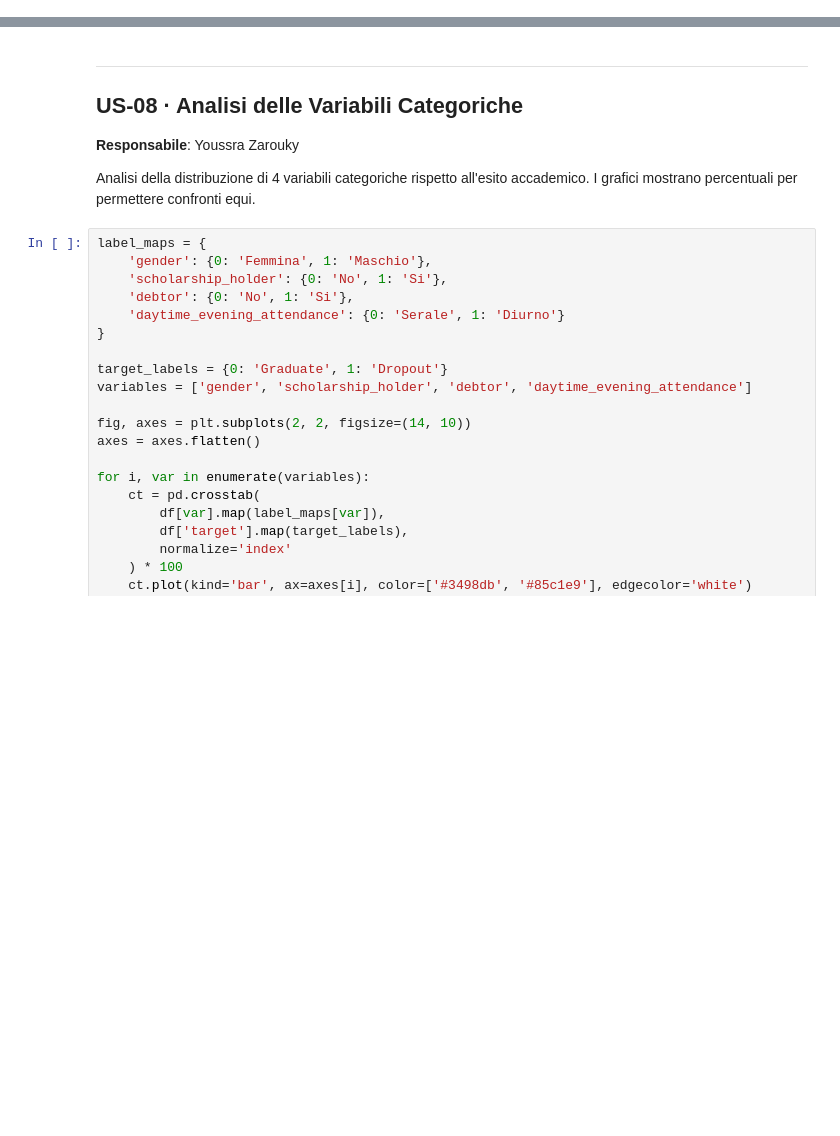
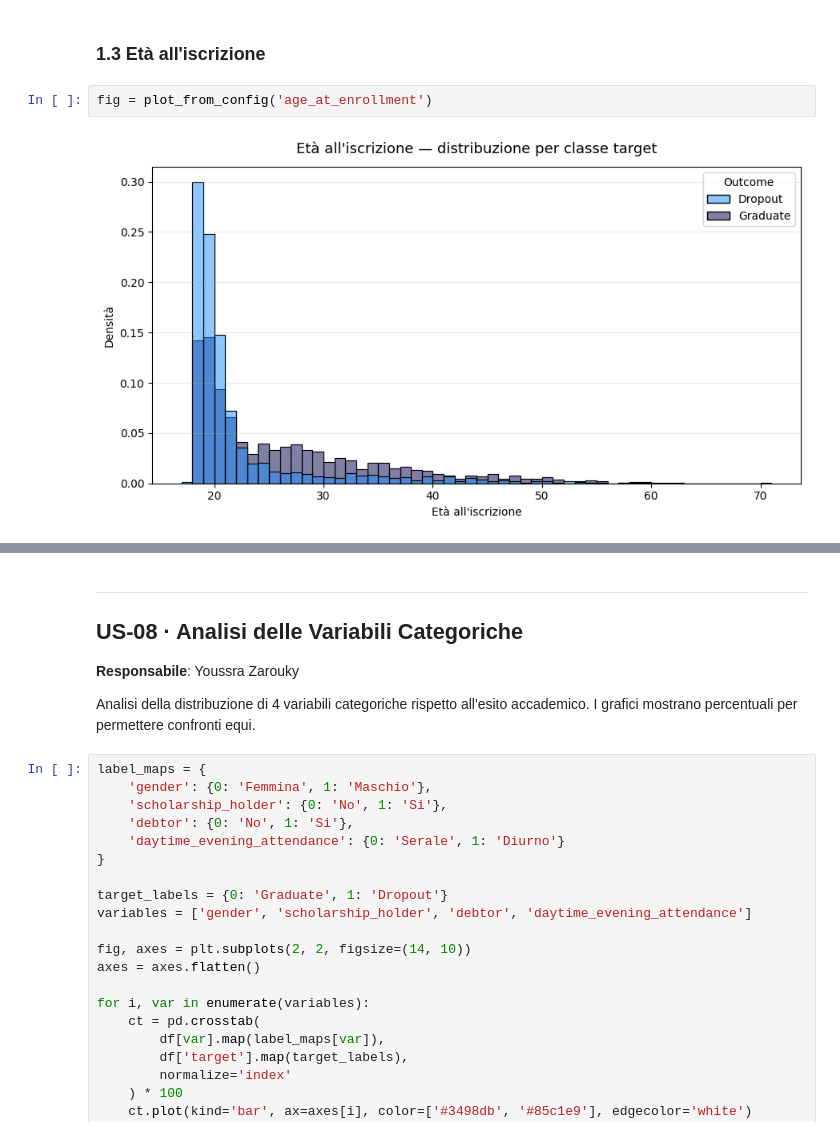
Before and after one commit to jessica-m-pucci/student-dropout-ml, a Jupyter notebook: notebooks/02_exploratory_analysis.ipynb, the cells around one changed output, grey strips where cells are left out. Drawn from its saved outputs; the diff is of its cells as text; blank space fills up the shorter version.

```diff
--- a/notebooks/02_exploratory_analysis.ipynb
+++ b/notebooks/02_exploratory_analysis.ipynb
@@ -18,0 +271,6 @@ print(f'Dataset caricato: {df.shape[0]} righe, {df.shape[1]} colonne')
+# %% [markdown]
+### 1.3 Età all'iscrizione
+# %%
+fig = plot_from_config('age_at_enrollment')
+# %% [output]
+[figure, added]
```
Also changed, not shown: parts of 38 cells of this notebook, 9 other files.
